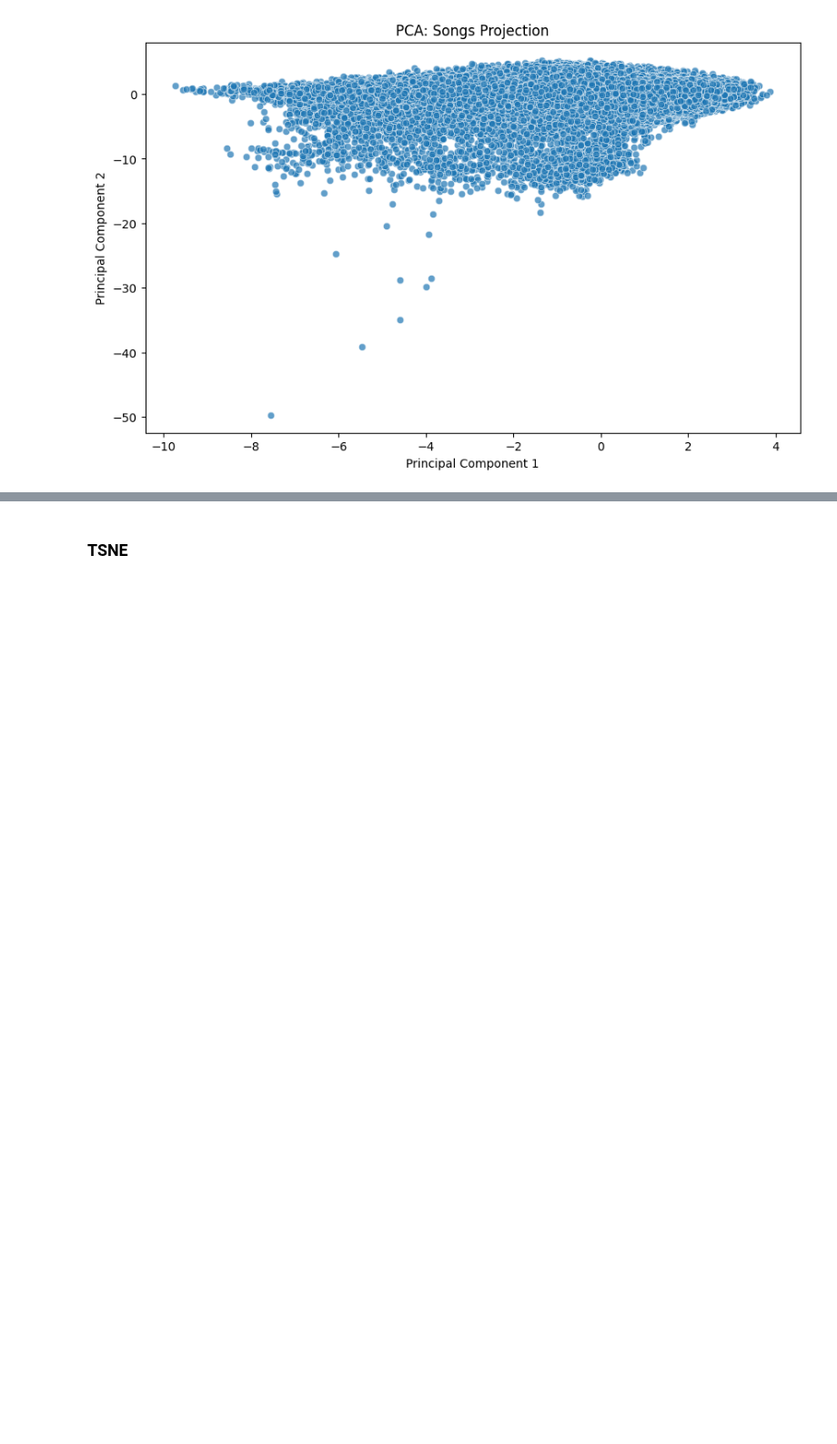
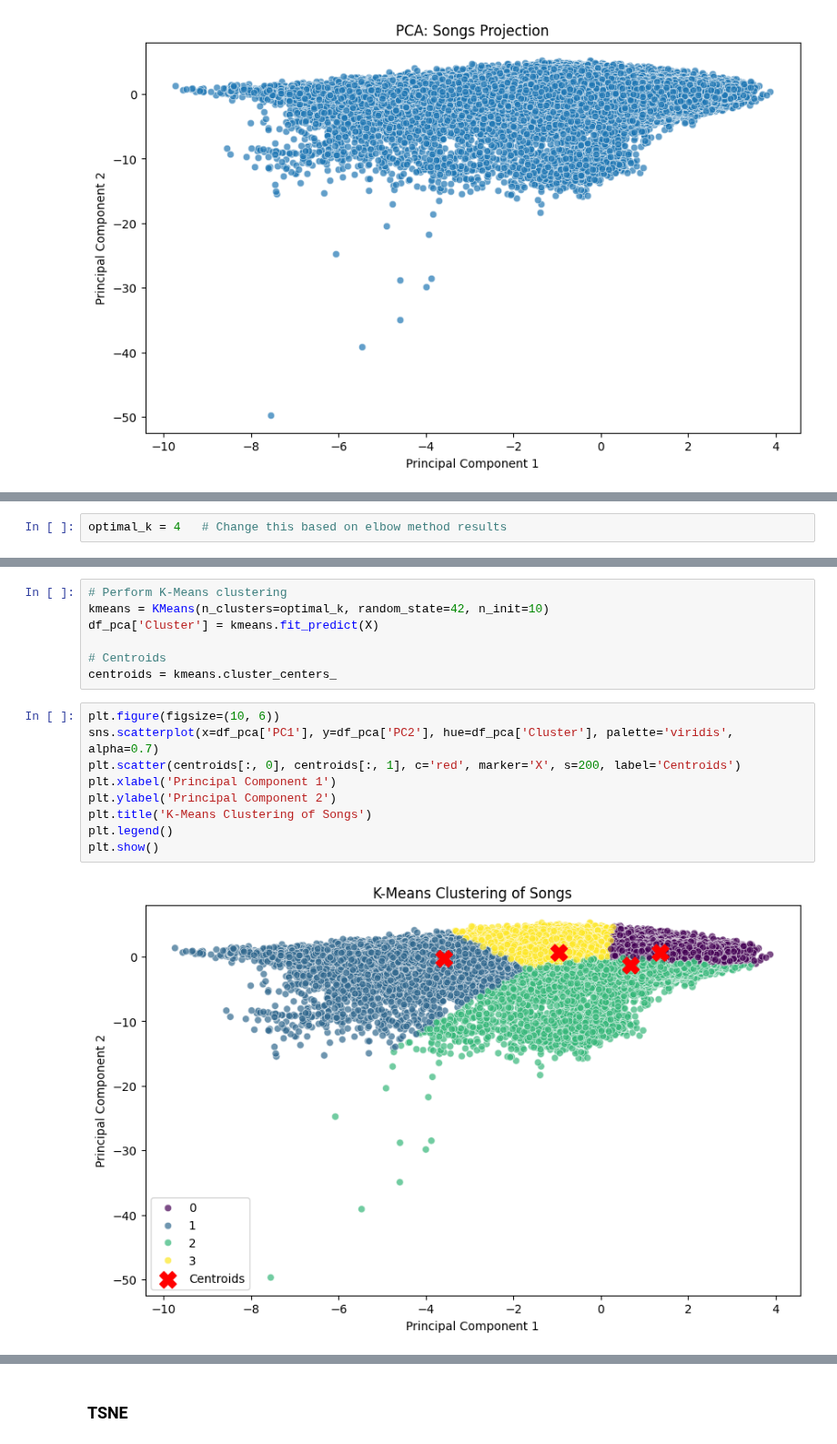
Before and after one commit to enekobarod/Suggestify, a Jupyter notebook: Suggestify/Suggestify.ipynb, the cells around one changed output, grey strips where cells are left out. Shown at 91% size. Drawn from its saved outputs; the diff is of its cells as text; blank space fills up the shorter version.

```diff
--- a/Suggestify/Suggestify.ipynb
+++ b/Suggestify/Suggestify.ipynb
@@ -375,0 +322,2 @@ Seeing that the clusters created with the PCA at k=10 are not differentiated wel
+# %%
+optimal_k = 4   # Change this based on elbow method results
@@ -375,0 +382,18 @@ Seeing that the clusters created with the PCA at k=10 are not differentiated wel
+# %%
+# Perform K-Means clustering
+kmeans = KMeans(n_clusters=optimal_k, random_state=42, n_init=10)
+df_pca['Cluster'] = kmeans.fit_predict(X)
+
+# Centroids
+centroids = kmeans.cluster_centers_
+# %%
+plt.figure(figsize=(10, 6))
+sns.scatterplot(x=df_pca['PC1'], y=df_pca['PC2'], hue=df_pca['Cluster'], palette='viridis', alpha=0.7)
+plt.scatter(centroids[:, 0], centroids[:, 1], c='red', marker='X', s=200, label='Centroids')
+plt.xlabel('Principal Component 1')
+plt.ylabel('Principal Component 2')
+plt.title('K-Means Clustering of Songs')
+plt.legend()
+plt.show()
+# %% [output]
+[figure, added]
```
Also changed, not shown: parts of 49 cells of this notebook.
